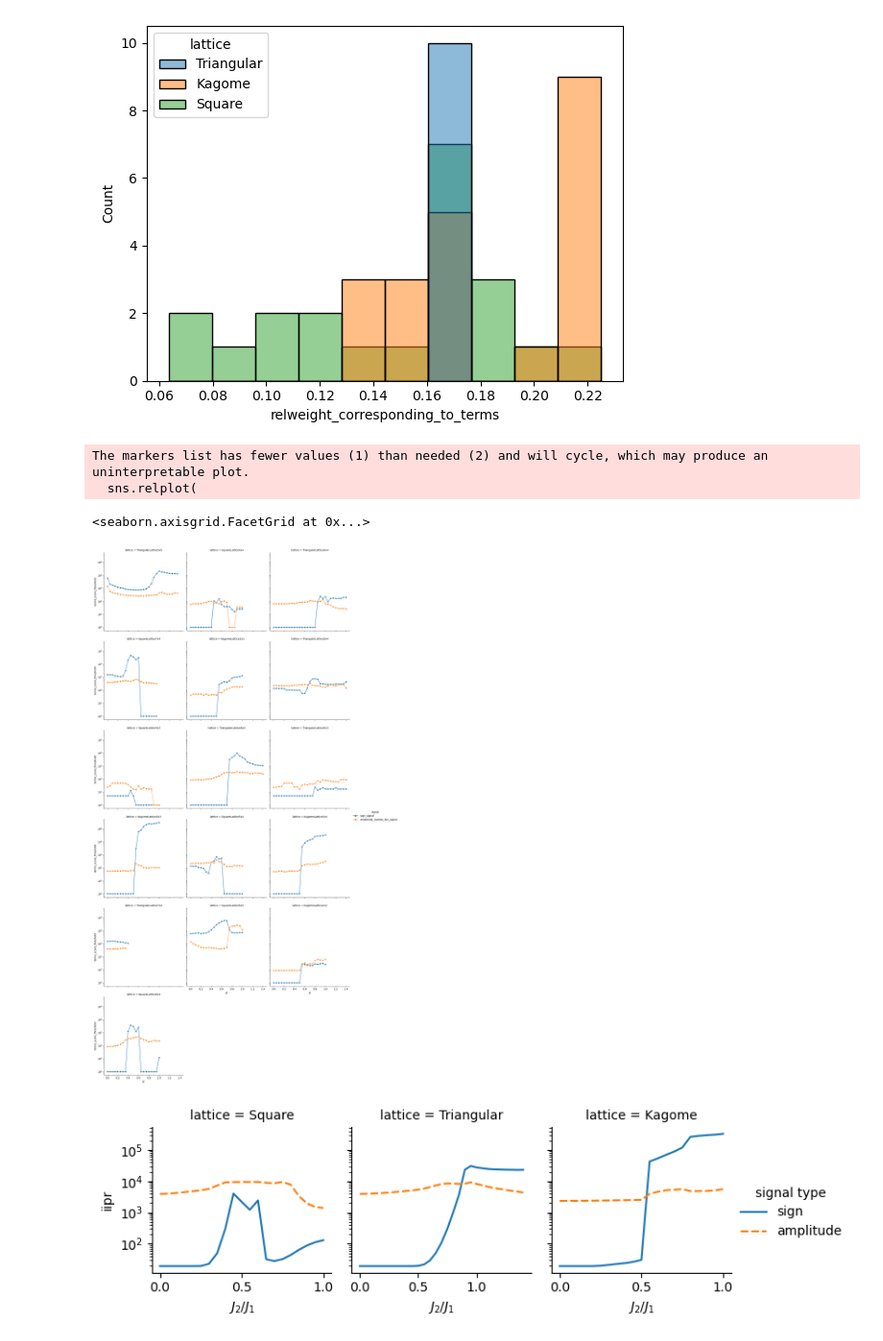
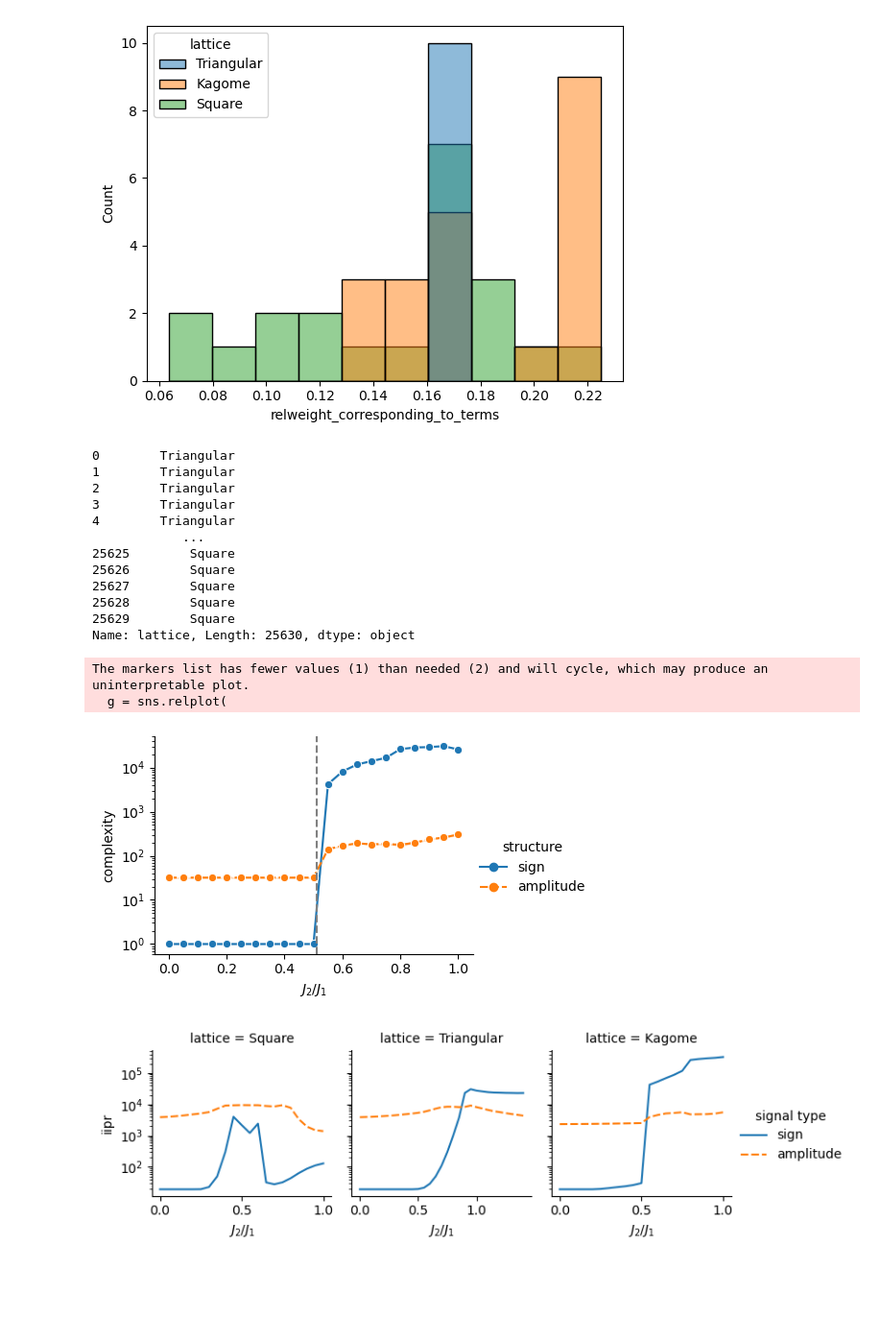
Before and after one commit to ischurov/frustrations-eda, a Jupyter notebook: fourier_paper_reproduction.ipynb, the cells around one changed output. Shown at 96% size. Saved outputs shown, nothing was run; the diff lists cells and outputs as text; code cells hidden in the pictures; blank space fills up the shorter version.

```diff
--- a/fourier_paper_reproduction.ipynb
+++ b/fourier_paper_reproduction.ipynb
@@ -266,27 +271,50 @@ sns.histplot(
 # %% [output]
 <Axes: xlabel='relweight_corresponding_to_terms', ylabel='Count'>
 [figure]
+# %%
+df['lattice']
+# %% [output]
+0        Triangular
+1        Triangular
+2        Triangular
+3        Triangular
+4        Triangular
+            ...
+25625        Square
+25626        Square
+25627        Square
+25628        Square
+25629        Square
+Name: lattice, Length: 25630, dtype: object
 # %%
-sns.relplot(
+g = sns.relplot(
     df.query(
         'scorer == "accuracy" and '
         "threshold == 0.8 and "
         '(signal == "sign_signal" or signal == "amplitude_median_bin_signal")'
-    ),
-    x="J2",
-    y="terms_score_threshold",
-    hue="signal",
-    col="lattice",
-    col_wrap=3,
+    )
+    .query("n_spins == 24")
+    .query('lattice == "Kagome"')
+    .replace(
+        {"signal": {"amplitude_median_bin_signal": "amplitude", "sign_signal": "sign"}}
+    ).rename(columns={"terms_score_threshold": "complexity", "signal": "structure", "J2": "$J_2/J_1$"}),
+    x="$J_2/J_1$",
+    y="complexity",
+    hue="structure",
+    #    col="lattice",
+    #    col_wrap=3,
     kind="line",
     markers=["o"],
-    style="signal",
+    style="structure",
+    height=3,
+    aspect=1.5,
 ).set(yscale="log")
+g.ax.axvline(0.51, color="gray", linestyle="--")
+plt.savefig("fig/signs_vs_amplitude_kagome.png", dpi=300)
 # %% [output]
 The markers list has fewer values (1) than needed (2) and will cycle, which may produce an uninterpretable plot.
-  sns.relplot(
+  g = sns.relplot(
-<seaborn.axisgrid.FacetGrid at 0x...>
-[figure, old version]
+[figure, new version]
 # %%
 sns.relplot(
     df.query(
```
Also changed, not shown: parts of 3 cells of this notebook, 15 other files.
